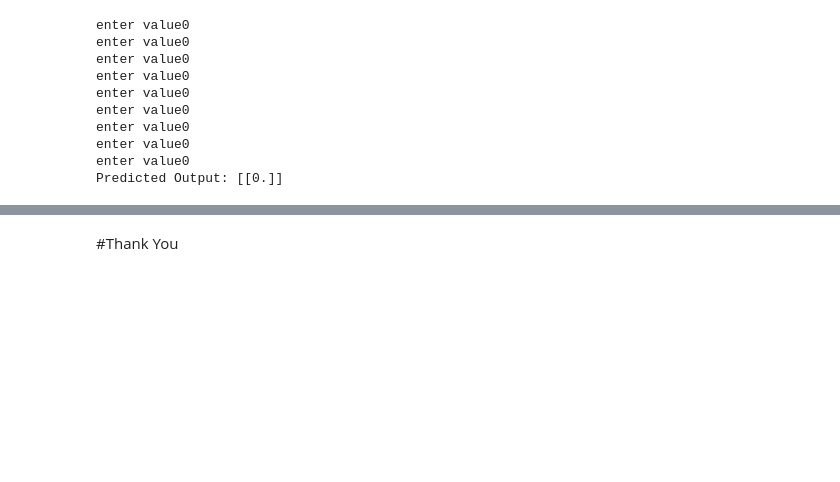
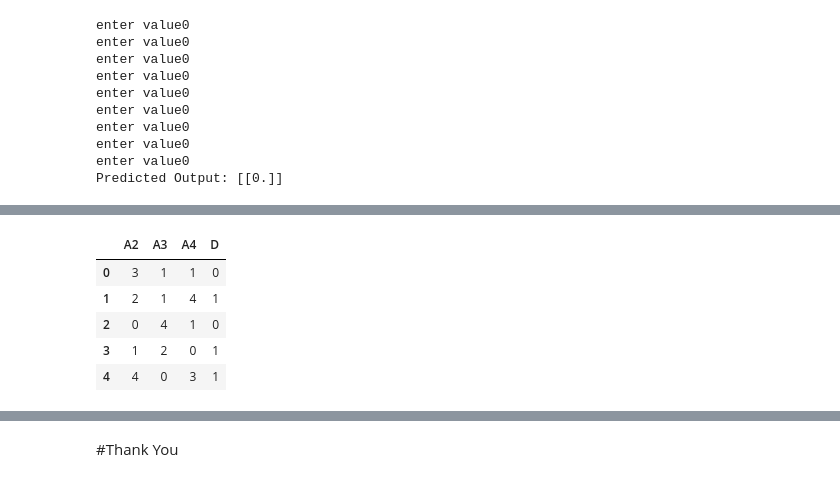
Before and after one commit to vvrgit/NNDL-2020, a Jupyter notebook: LAB01_Artificial_Neural_Networks_Dr_Venkataramana_Veeramsetty.ipynb, the cells around one changed output, grey strips where cells are left out. Cells and saved outputs as stored; diff of their text form; code cells hidden in the pictures; blank space fills up the shorter version.

```diff
--- a/LAB01_Artificial_Neural_Networks_Dr_Venkataramana_Veeramsetty.ipynb
+++ b/LAB01_Artificial_Neural_Networks_Dr_Venkataramana_Veeramsetty.ipynb
@@ -1747,0 +1752,10 @@ Predicted Output: [[0.]]
+# %%
+data=pd.read_excel("/content/drive/MyDrive/NNDL-Data/SampleData-06.xlsx")
+data.head()
+# %% [output]
+|  | A2 | A3 | A4 | D |
+| 0 | 3 | 1 | 1 | 0 |
+| 1 | 2 | 1 | 4 | 1 |
+| 2 | 0 | 4 | 1 | 0 |
+| 3 | 1 | 2 | 0 | 1 |
+| 4 | 4 | 0 | 3 | 1 |
```
Also changed, not shown: parts of 14 cells of this notebook.
